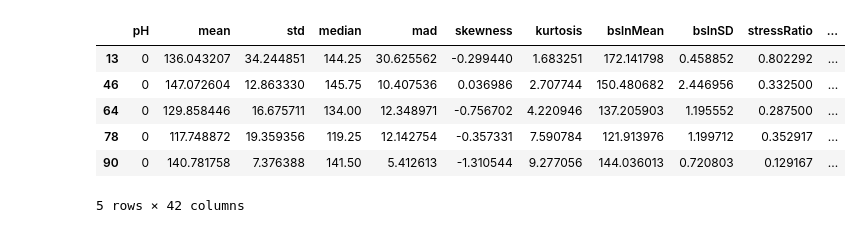
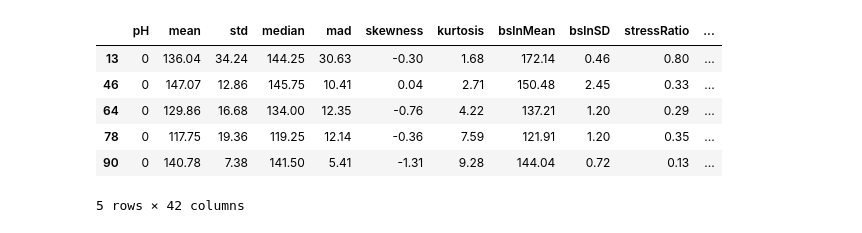
Before and after one commit to safwatmohamed/mythesis, a Jupyter notebook: pipeline_initial.ipynb, the cells around one changed output. Drawn from its saved outputs; the diff is of its cells as text; code cells hidden in the pictures.

```diff
--- a/pipeline_initial.ipynb
+++ b/pipeline_initial.ipynb
@@ -12,45 +12,55 @@ from sklearn.preprocessing import StandardScaler
 from sklearn import metrics
 from sklearn.model_selection import cross_val_score
 from sklearn.model_selection import GridSearchCV
+from sklearn.decomposition import PCA
+from sklearn.model_selection import validation_curve
+from sklearn.metrics import roc_curve, auc
+from sklearn.model_selection import StratifiedKFold
+from sklearn.metrics import roc_curve, auc
+from scipy import interp
+
 
 from sklearn.linear_model import LogisticRegression
 from sklearn import svm
 from sklearn.ensemble import RandomForestClassifier
+from sklearn.svm import SVC
 
-
-
+pd.set_option("display.float", "{:.2f}".format)
 warnings.filterwarnings('ignore')
 %matplotlib inline
 # %%
 # Reading the data:
 df = pd.read_csv(r'C:\Users\moham\Desktop\thesis\thesis\data\data.csv')
 
 # Getting samples from first stage only
 ind = np.logical_and(df.segStageI_index > 0, df.segStageI_index <= 1)
 df = df.loc[ind, :]
 
 # Dropping unused columns:
 df = df.drop(['name', 'year', 'segStart_samp', 'segEnd_samp', 'segIndex', 'segStage', 'segStageI_index', 'segStageII_index'], axis=1)
 
 # Dropping missing Values:
 df = df.dropna()
 
 # Target Vector:
 df['pH'] = (df.pH <= 7.05).astype(int).ravel()
 
 # Feature and target vectors:
 y = df['pH'] # target
 X = df.drop(['pH'], axis=1) # Feature matrix
 
+# splitting the data into training and testing set
+X_train, X_test, y_train, y_test = train_test_split(X, y, stratify=y, test_size=0.2)
+
 # Dataframe
 df.head()
 # %% [output]
 |  | pH | mean | std | median | mad | skewness | kurtosis | bslnMean | bslnSD | stressRatio | ... |
-| 13 | 0 | 136.043207 | 34.244851 | 144.25 | 30.625562 | -0.299440 | 1.683251 | 172.141798 | 0.458852 | 0.802292 | ... |
-| 46 | 0 | 147.072604 | 12.863330 | 145.75 | 10.407536 | 0.036986 | 2.707744 | 150.480682 | 2.446956 | 0.332500 | ... |
-| 64 | 0 | 129.858446 | 16.675711 | 134.00 | 12.348971 | -0.756702 | 4.220946 | 137.205903 | 1.195552 | 0.287500 | ... |
-| 78 | 0 | 117.748872 | 19.359356 | 119.25 | 12.142754 | -0.357331 | 7.590784 | 121.913976 | 1.199712 | 0.352917 | ... |
-| 90 | 0 | 140.781758 | 7.376388 | 141.50 | 5.412613 | -1.310544 | 9.277056 | 144.036013 | 0.720803 | 0.129167 | ... |
+| 13 | 0 | 136.04 | 34.24 | 144.25 | 30.63 | -0.30 | 1.68 | 172.14 | 0.46 | 0.80 | ... |
+| 46 | 0 | 147.07 | 12.86 | 145.75 | 10.41 | 0.04 | 2.71 | 150.48 | 2.45 | 0.33 | ... |
+| 64 | 0 | 129.86 | 16.68 | 134.00 | 12.35 | -0.76 | 4.22 | 137.21 | 1.20 | 0.29 | ... |
+| 78 | 0 | 117.75 | 19.36 | 119.25 | 12.14 | -0.36 | 7.59 | 121.91 | 1.20 | 0.35 | ... |
+| 90 | 0 | 140.78 | 7.38 | 141.50 | 5.41 | -1.31 | 9.28 | 144.04 | 0.72 | 0.13 | ... |
 5 rows × 42 columns
 # %%
 pipe = Pipeline(steps=[
```
Also changed, not shown: parts of 13 cells of this notebook.
